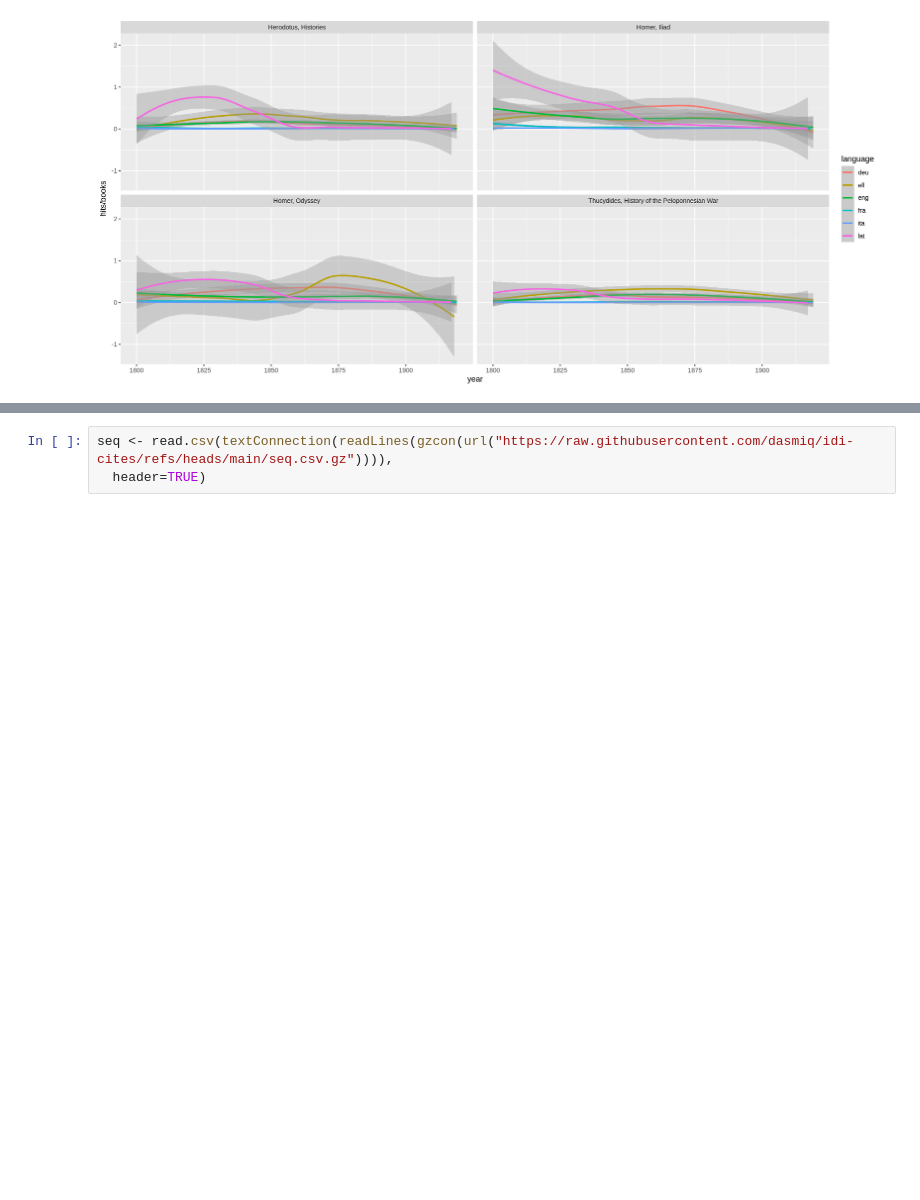
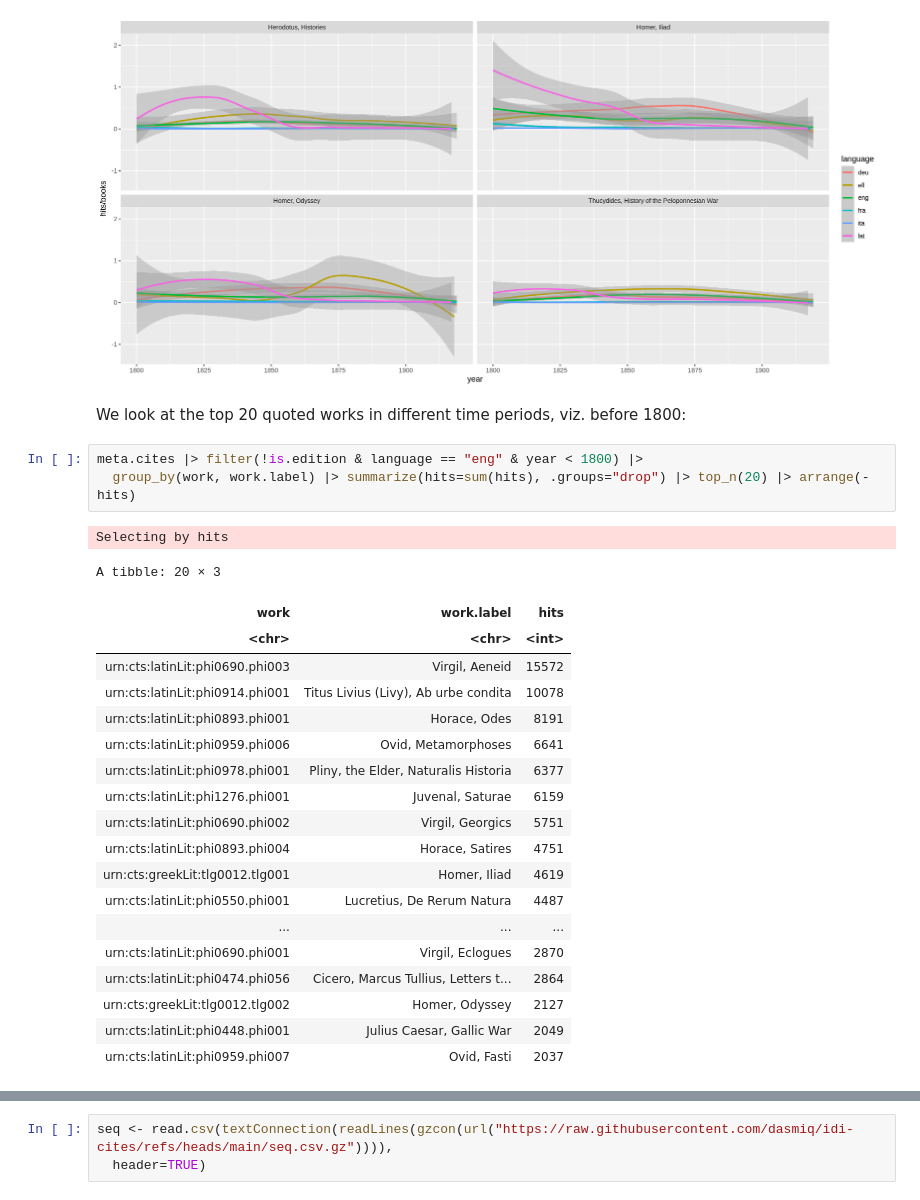
Before and after one commit to dasmiq/idi-cites, a Jupyter notebook: idi_cites.ipynb, the cells around one changed output, grey strips where cells are left out. Cells and saved outputs as stored; diff of their text form; blank space fills up the shorter version.

Commit message:
Add top 20 quoted works pre-1800, 1800-1849, and 1850-1899.

```diff
--- a/idi_cites.ipynb
+++ b/idi_cites.ipynb
@@ -236,3 +236,29 @@ meta.cites |>
   ggplot(aes(year, hits/books, color=language)) + geom_smooth(method="loess", formula=y ~ x) + facet_wrap(vars(work.label))
 # %% [output]
 [figure]
+# %% [markdown]
+We look at the top 20 quoted works in different time periods, viz. before 1800:
+# %%
+meta.cites |> filter(!is.edition & language == "eng" & year < 1800) |>
+  group_by(work, work.label) |> summarize(hits=sum(hits), .groups="drop") |> top_n(20) |> arrange(-hits)
+# %% [output]
+Selecting by hits
+A tibble: 20 × 3
+| work | work.label | hits |
+| <chr> | <chr> | <int> |
+| urn:cts:latinLit:phi0690.phi003 | Virgil, Aeneid | 15572 |
+| urn:cts:latinLit:phi0914.phi001 | Titus Livius (Livy), Ab urbe condita | 10078 |
+| urn:cts:latinLit:phi0893.phi001 | Horace, Odes | 8191 |
+| urn:cts:latinLit:phi0959.phi006 | Ovid, Metamorphoses | 6641 |
+| urn:cts:latinLit:phi0978.phi001 | Pliny, the Elder, Naturalis Historia | 6377 |
+| urn:cts:latinLit:phi1276.phi001 | Juvenal, Saturae | 6159 |
+| urn:cts:latinLit:phi0690.phi002 | Virgil, Georgics | 5751 |
+| urn:cts:latinLit:phi0893.phi004 | Horace, Satires | 4751 |
+| urn:cts:greekLit:tlg0012.tlg001 | Homer, Iliad | 4619 |
+| urn:cts:latinLit:phi0550.phi001 | Lucretius, De Rerum Natura | 4487 |
+| ... | ... | ... |
+| urn:cts:latinLit:phi0690.phi001 | Virgil, Eclogues | 2870 |
+| urn:cts:latinLit:phi0474.phi056 | Cicero, Marcus Tullius, Letters t... | 2864 |
+| urn:cts:greekLit:tlg0012.tlg002 | Homer, Odyssey | 2127 |
+| urn:cts:latinLit:phi0448.phi001 | Julius Caesar, Gallic War | 2049 |
+| urn:cts:latinLit:phi0959.phi007 | Ovid, Fasti | 2037 |
```
Also changed, not shown: parts of 4 cells of this notebook.
